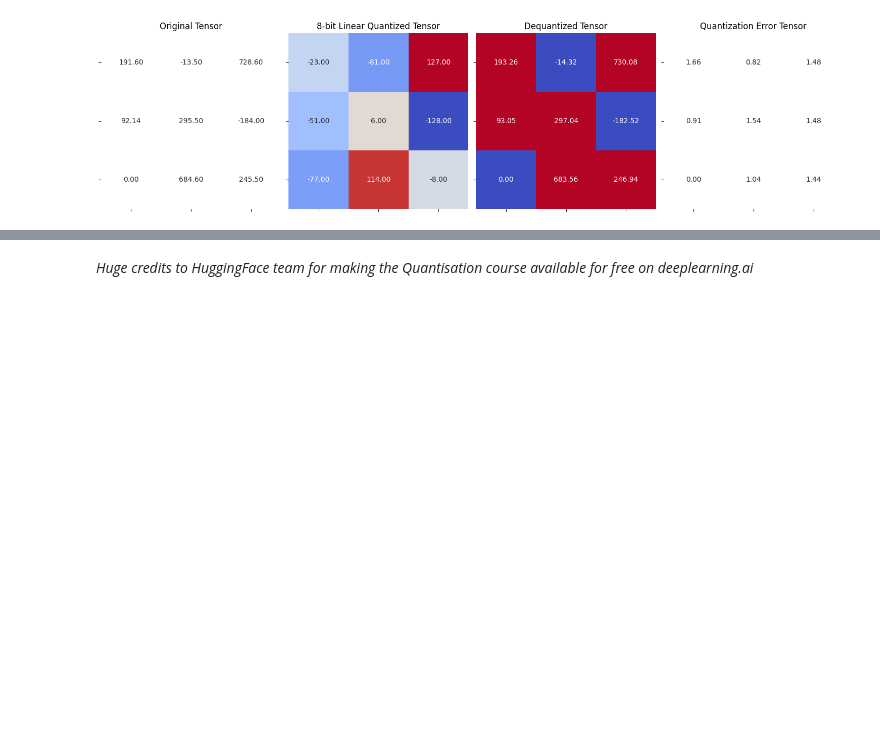
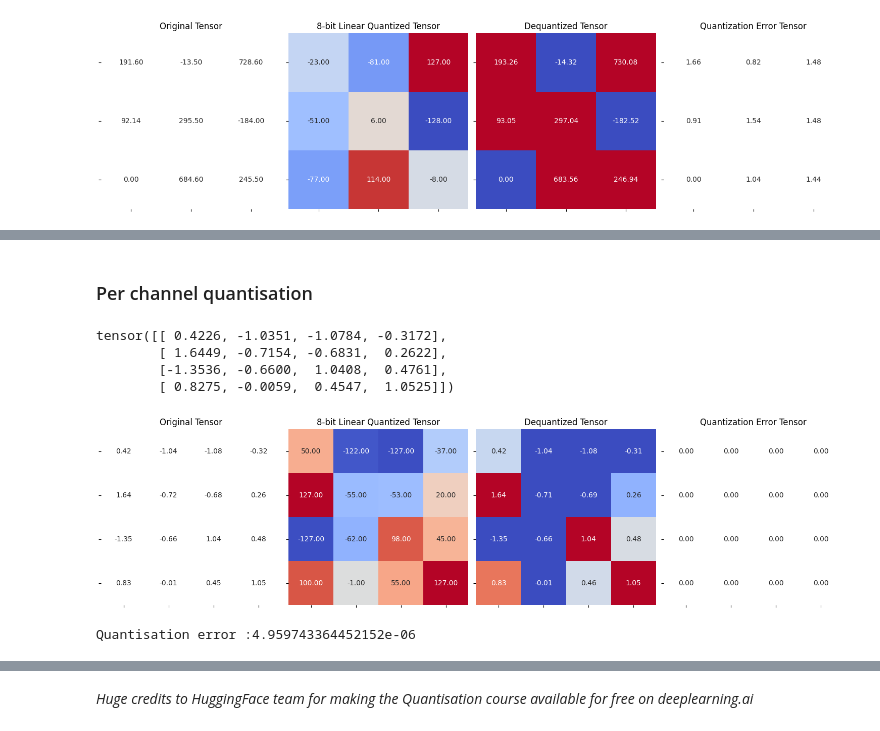
Before and after one commit to lathashree01/ml_quantisation, a Jupyter notebook: notebooks/in_depth/L2/linear_quantisation.ipynb, the cells around one changed output, grey strips where cells are left out. Cells and saved outputs as stored; diff of their text form; code cells hidden in the pictures; blank space fills up the shorter version.

```diff
--- a/notebooks/in_depth/L2/linear_quantisation.ipynb
+++ b/notebooks/in_depth/L2/linear_quantisation.ipynb
@@ -212,0 +213,55 @@ Quantisation error :0.6449072360992432
+# %% [markdown]
+### Per channel quantisation
+# %%
+def get_q_scale_symmetric(tensor, dtype=torch.int8):
+    r_max = tensor.abs().max().item()
+    q_max = torch.iinfo(dtype).max
+
+    # return the scale
+    return r_max/q_max
+# %%
+def linear_q_symmetric_per_channel(tensor, dim, dtype= torch.int8):
+
+    return quantised_tensor, scale
+# %%
+test_tensor = torch.randn((4,4))
+test_tensor
+# %% [output]
+tensor([[ 0.4226, -1.0351, -1.0784, -0.3172],
+        [ 1.6449, -0.7154, -0.6831,  0.2622],
+        [-1.3536, -0.6600,  1.0408,  0.4761],
+        [ 0.8275, -0.0059,  0.4547,  1.0525]])
+# %%
+def linear_q_symmetric_per_channel(r_tensor, dim, dtype=torch.int8):
+
+    output_dim = r_tensor.shape[dim]
+    # store the scales
+    scale = torch.zeros(output_dim)
+
+    for index in range(output_dim):
+        sub_tensor = r_tensor.select(dim, index)
+        scale[index] = get_q_scale_symmetric(sub_tensor, dtype=dtype)
+
+    # reshape the scale
+    scale_shape = [1] * r_tensor.dim()
+    scale_shape[dim] = -1
+    scale = scale.view(scale_shape)
+    quantized_tensor = linear_q_with_scale_and_zero_point(
+        r_tensor, scale=scale, zero_point=0, dtype=dtype)
+
+    return quantized_tensor, scale
+# %%
+### along the rows (dim = 0)
+quantised_tensor_0, scale_0 = linear_q_symmetric_per_channel(
+    test_tensor, dim=0)
+dequantised_tensor_0 = linear_dequantisation(
+    quantised_tensor_0, scale_0, 0)
+
+plot_quantization_errors(
+    test_tensor, quantised_tensor_0, dequantised_tensor_0)
+
+
+print(f"Quantisation error :{(dequantised_tensor_0-test_tensor).square().mean()}")
+# %% [output]
+[figure, added]
+Quantisation error :4.959743364452152e-06
```
Also changed, not shown: parts of 7 cells of this notebook, 1 other file.
